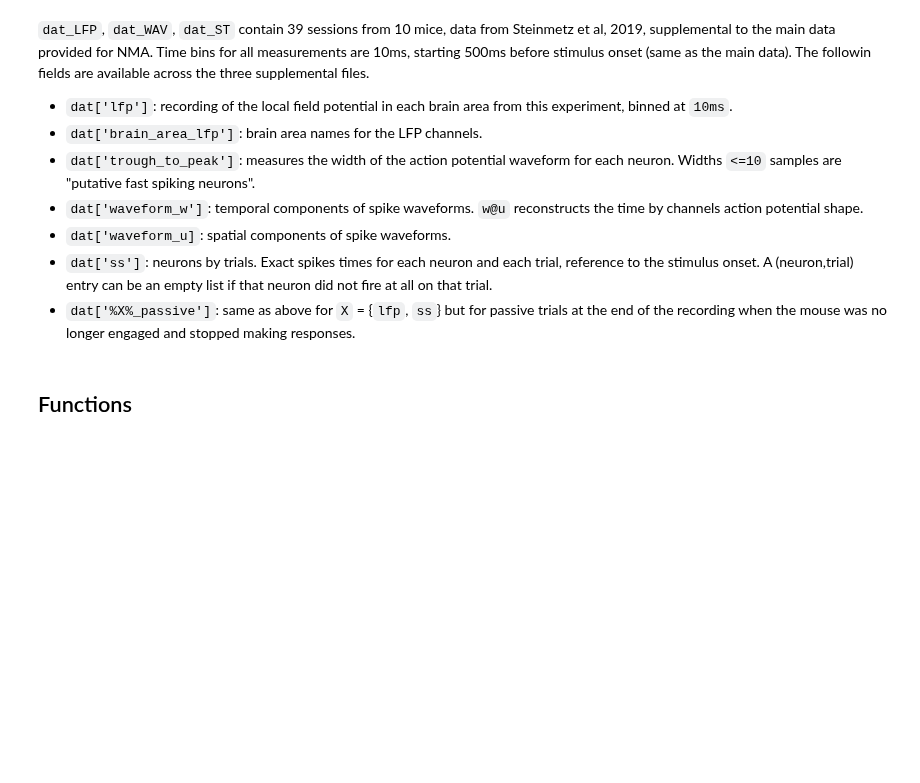
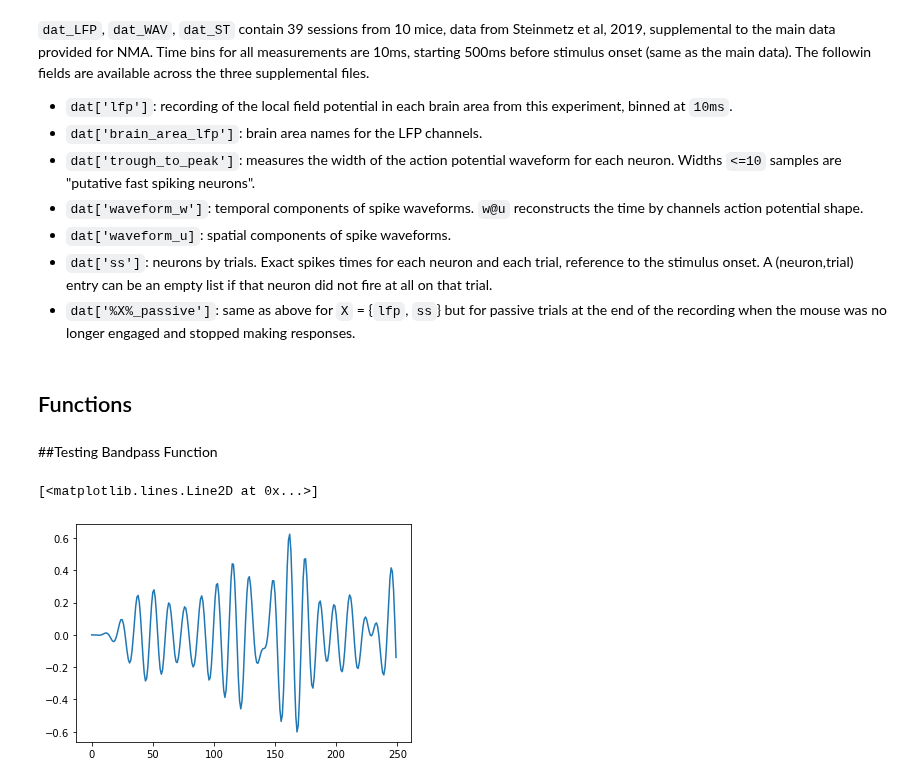
Before and after one commit to kayteeflick/nma_cn_flow_state, a Jupyter notebook: template.ipynb, the cells around one changed output. Cells and saved outputs as stored; diff of their text form; code cells hidden in the pictures; blank space fills up the shorter version.

Commit message:
Added Bandpassing to template notebook

```diff
--- a/template.ipynb
+++ b/template.ipynb
@@ -106,0 +94,38 @@ def bandpass_lfp(lfp):
+# %%
+# commmon functions
+
+def sel_neurons():
+  print('todo')
+  return
+
+def spks_to_rate(spks):
+  print('todo')
+  return
+
+def butter_bandpass_backend(lowcut, highcut, fs, order=5):
+  nyq = 0.5 * fs
+  low = lowcut / nyq
+  high = highcut / nyq
+  b, a = butter(order, [low, high], btype='band')
+  return b, a
+
+def butter_bandpass_filter_good_func(data, lowcut, highcut, fs, order=5):
+  b, a = butter_bandpass_backend(lowcut, highcut, fs, order=order)
+  y = lfilter(b, a, data)
+  return y
+# %% [markdown]
+##Testing Bandpass Function
+# %%
+#pulling LFP Data of mouse 11
+dat = dat_LFP[11]
+# Sample rate and desired cutoff frequencies (in Hz).
+fs = 100.0
+lowcut = 6.0
+highcut = 9.0
+filt_data = butter_bandpass_filter_good_func(dat['lfp'], lowcut, highcut, fs,order=5)
+#plotting
+test = np.mean(filt_data,axis=0)
+plt.plot(np.mean(test,axis=0))
+# %% [output]
+[<matplotlib.lines.Line2D at 0x...>]
+[figure, added]
```
Also changed, not shown: parts of 3 cells of this notebook.
